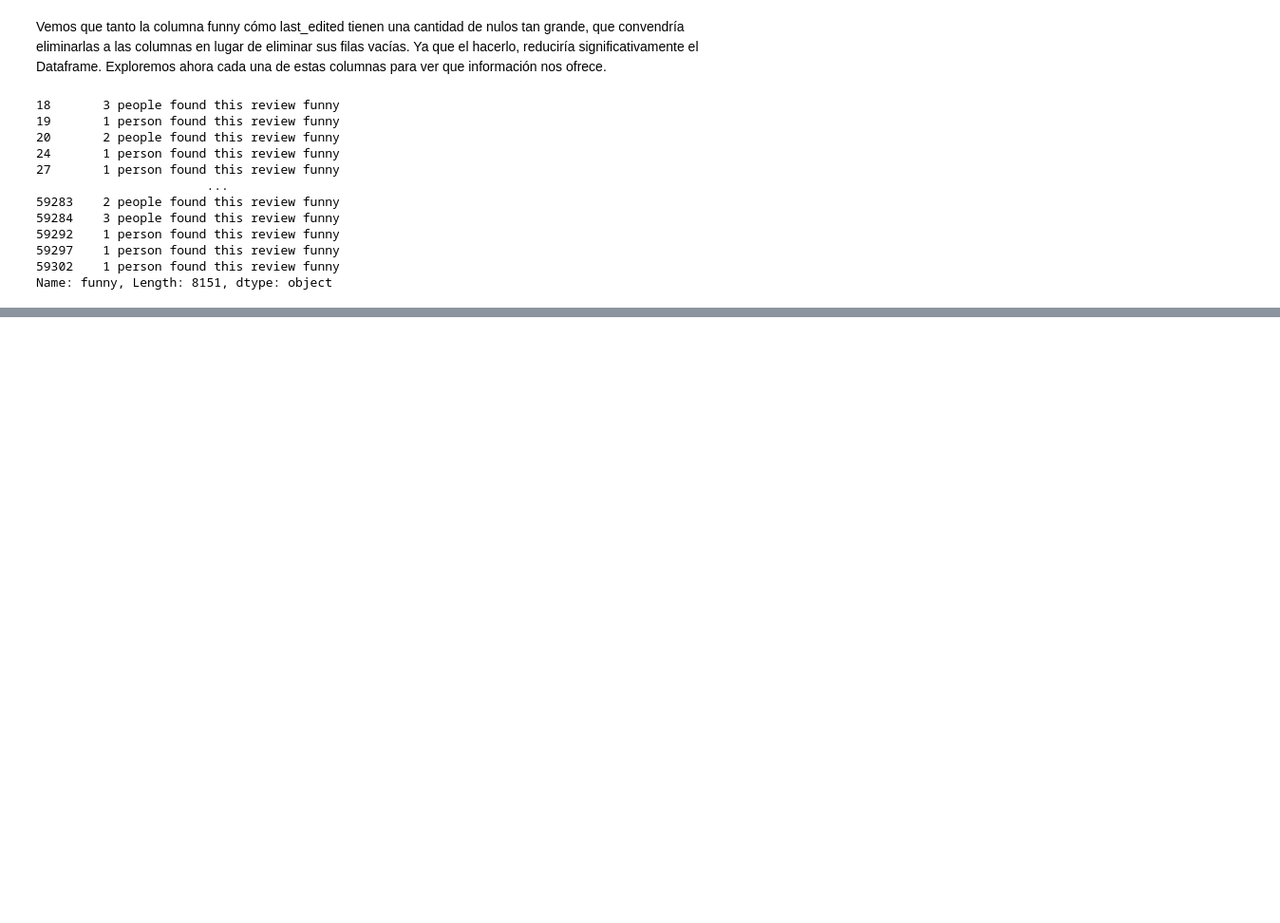
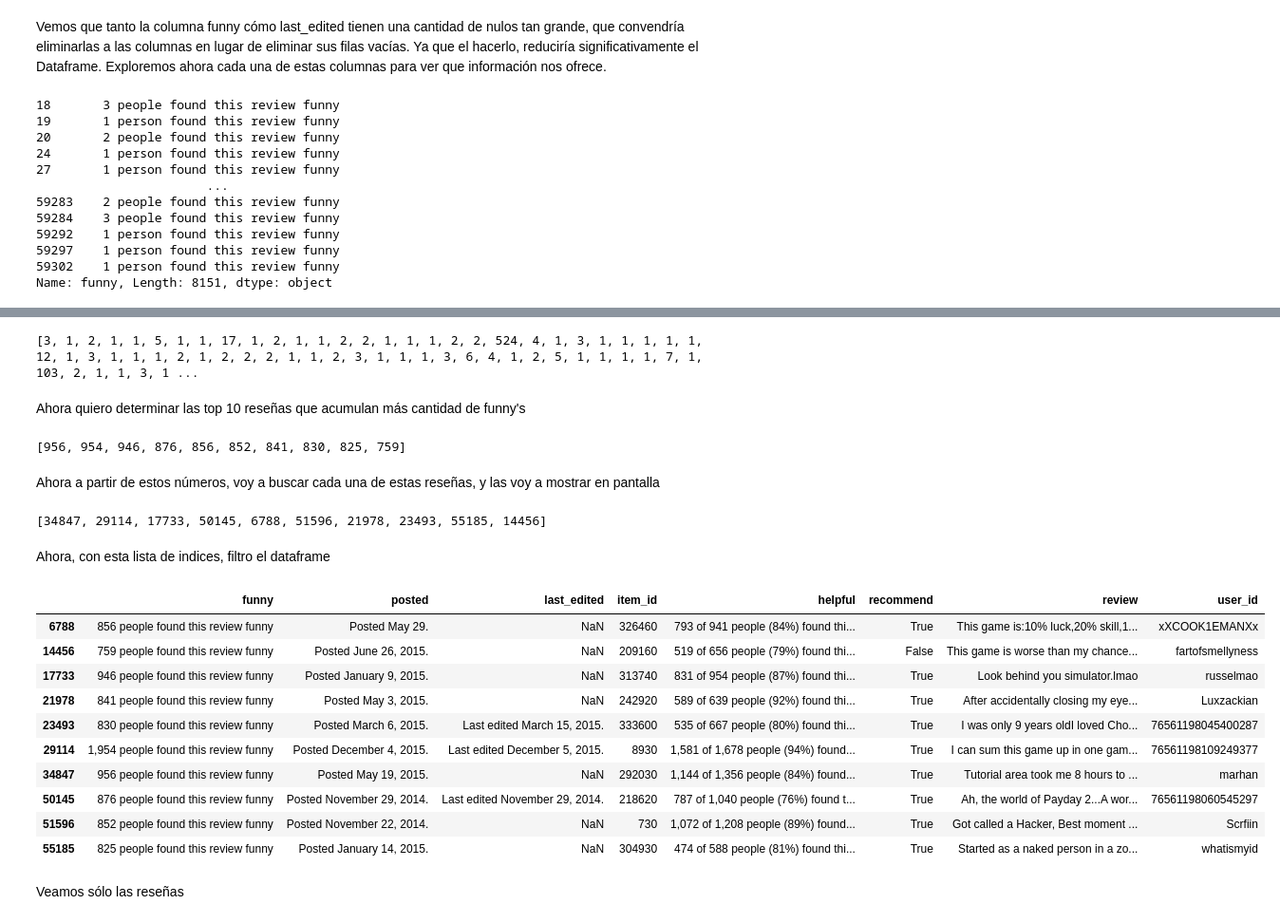
Before and after one commit to Tagliaferro22/steam-games, a Jupyter notebook: EDA/EDA_user_reviews.ipynb, the cells around one changed output, grey strips where cells are left out. Shown at 95% size. Cells and saved outputs as stored; diff of their text form; code cells hidden in the pictures; blank space fills up the shorter version.

```diff
--- a/EDA/EDA_user_reviews.ipynb
+++ b/EDA/EDA_user_reviews.ipynb
@@ -162,0 +165,60 @@ Name: funny, Length: 8151, dtype: object
+# %%
+# Para ello, primero importamos el módulo re
+import re
+
+# Creamos una lista que va a almacenar listas que contienen strings con los números dentro de cada reseña
+lista = []
+
+# Creamos un bucle for para recorrer cada reseña en el conjunto de reseñas que los usuarios determinaron cómo funny
+for reseña in reseñas[~reseñas["funny"].isnull()]["funny"]:
+    # Agregamos a la lista previamente creada sólo la parte númerica del string
+    lista.append(re.findall(r'\d+', reseña))
+
+# A partir de la lista, creamos una nueva lista que va a almacenar los números contenidos dentro de las listas en nuestra lista original
+lista_nueva = []
+for lista_interna in lista: # Iteramos por cada lista interna
+    for str_numero in lista_interna: # Iteramos por cada string númerico dentro de la lista (es uno sólo por lista_interna)
+        lista_nueva.append(int(str_numero)) # Transformamos en entero el número y lo agregamos a la lista nueva
+
+print(lista_nueva) # Mostramos en pantalla
+# %% [output]
+[3, 1, 2, 1, 1, 5, 1, 1, 17, 1, 2, 1, 1, 2, 2, 1, 1, 1, 2, 2, 524, 4, 1, 3, 1, 1, 1, 1, 1, 12, 1, 3, 1, 1, 1, 2, 1, 2, 2, 2, 1, 1, 2, 3, 1, 1, 1, 3, 6, 4, 1, 2, 5, 1, 1, 1, 1, 7, 1, 103, 2, 1, 1, 3, 1 ...
+# %% [markdown]
+Ahora quiero determinar las top 10 reseñas que acumulan más cantidad de funny's
+# %%
+top_funny = sorted(lista_nueva, reverse=True)[:10] # Ordenamos la lista de forma inversa, y nos quedamos con los primeros 10 valores
+print(top_funny)  # Vemos en pantalla el resultado
+# %% [output]
+[956, 954, 946, 876, 856, 852, 841, 830, 825, 759]
+# %% [markdown]
+Ahora a partir de estos números, voy a buscar cada una de estas reseñas, y las voy a mostrar en pantalla
+# %%
+lista_indices = [] # Creamos una lista que va almacenar los indices correspondientes a las filas que corresponden con las reseñas más votadas
+# Por cada número dentro de la lista top_funny
+for cantidad_funny in top_funny:
+
+    indice = reseñas[(reseñas['funny'].str.contains(str(cantidad_funny))) & (~reseñas["funny"].isnull())].index[0]
+
+    lista_indices.append(indice)
+
+print(lista_indices)
+# %% [output]
+[34847, 29114, 17733, 50145, 6788, 51596, 21978, 23493, 55185, 14456]
+# %% [markdown]
+Ahora, con esta lista de indices, filtro el dataframe
+# %%
+reseñas[reseñas.index.isin(lista_indices)]
+# %% [output]
+|  | funny | posted | last_edited | item_id | helpful | recommend | review | user_id |
+| 6788 | 856 people found this review funny | Posted May 29. | NaN | 326460 | 793 of 941 people (84%) found thi... | True | This game is:10% luck,20% skill,1... | xXCOOK1EMANXx |
+| 14456 | 759 people found this review funny | Posted June 26, 2015. | NaN | 209160 | 519 of 656 people (79%) found thi... | False | This game is worse than my chance... | fartofsmellyness |
+| 17733 | 946 people found this review funny | Posted January 9, 2015. | NaN | 313740 | 831 of 954 people (87%) found thi... | True | Look behind you simulator.lmao | russelmao |
+| 21978 | 841 people found this review funny | Posted May 3, 2015. | NaN | 242920 | 589 of 639 people (92%) found thi... | True | After accidentally closing my eye... | Luxzackian |
+| 23493 | 830 people found this review funny | Posted March 6, 2015. | Last edited March 15, 2015. | 333600 | 535 of 667 people (80%) found thi... | True | I was only 9 years oldI loved Cho... | 76561198045400287 |
+| 29114 | 1,954 people found this review funny | Posted December 4, 2015. | Last edited December 5, 2015. | 8930 | 1,581 of 1,678 people (94%) found... | True | I can sum this game up in one gam... | 76561198109249377 |
+| 34847 | 956 people found this review funny | Posted May 19, 2015. | NaN | 292030 | 1,144 of 1,356 people (84%) found... | True | Tutorial area took me 8 hours to ... | marhan |
+| 50145 | 876 people found this review funny | Posted November 29, 2014. | Last edited November 29, 2014. | 218620 | 787 of 1,040 people (76%) found t... | True | Ah, the world of Payday 2...A wor... | 76561198060545297 |
+| 51596 | 852 people found this review funny | Posted November 22, 2014. | NaN | 730 | 1,072 of 1,208 people (89%) found... | True | Got called a Hacker, Best moment ... | Scrfiin |
+| 55185 | 825 people found this review funny | Posted January 14, 2015. | NaN | 304930 | 474 of 588 people (81%) found thi... | True | Started as a naked person in a zo... | whatismyid |
+# %% [markdown]
+Veamos sólo las reseñas
```
Also changed, not shown: parts of 5 cells of this notebook.
